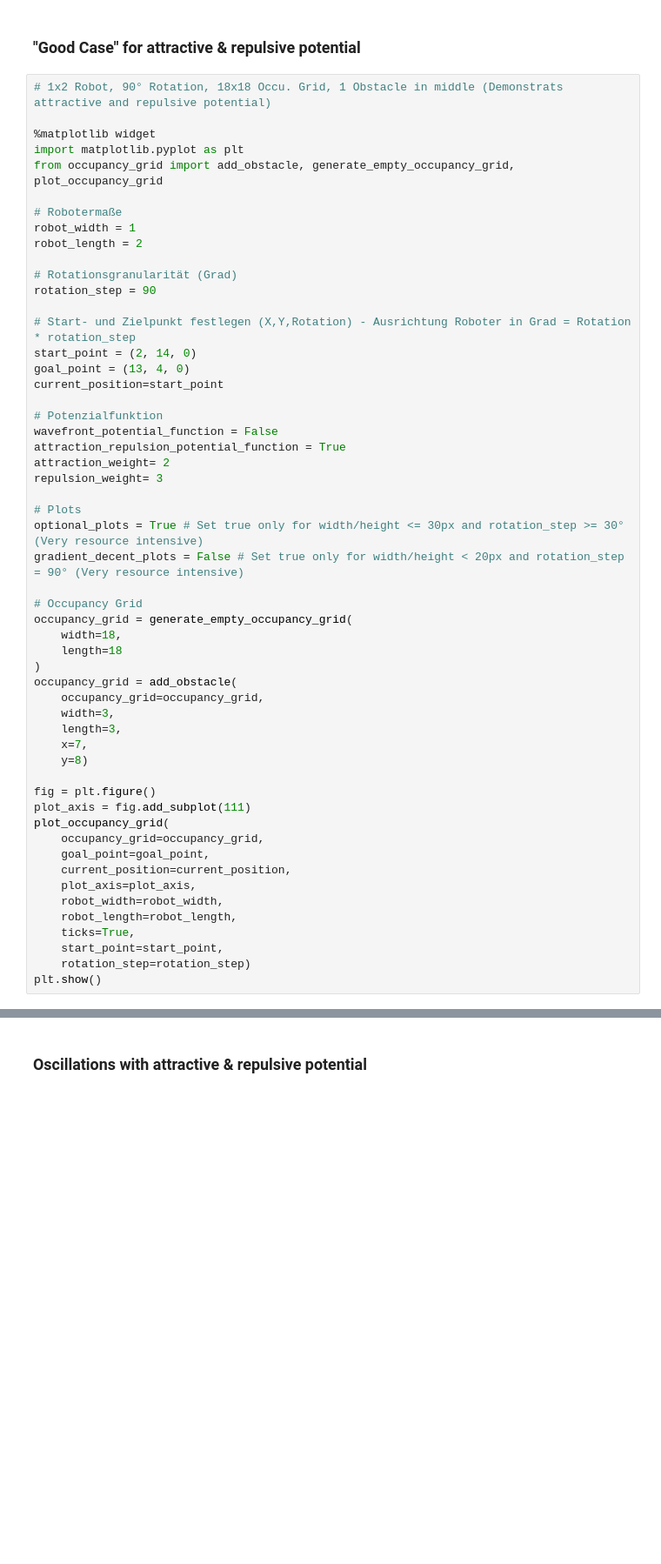
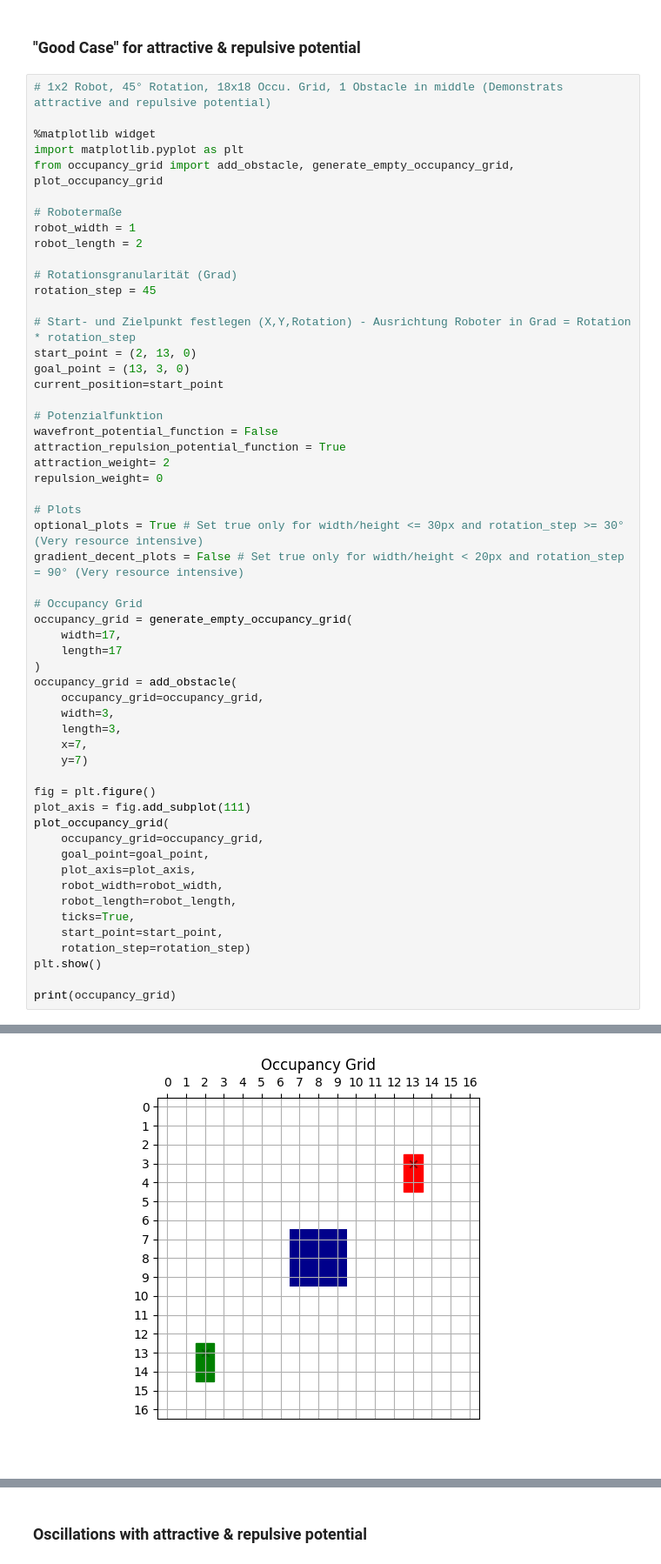
Before and after one commit to ca-schue/potential-field, a Jupyter notebook: robotic-potential-navigation.ipynb, the cells around one changed output, grey strips where cells are left out. Shown at 87% size. Saved outputs shown, nothing was run; the diff lists cells and outputs as text; blank space fills up the shorter version.

Commit message:
figures chapter 3

```diff
--- a/robotic-potential-navigation.ipynb
+++ b/robotic-potential-navigation.ipynb
@@ -3,7 +3,7 @@
 # %% [markdown]
 ### "Good Case" for attractive & repulsive potential
 # %%
-# 1x2 Robot, 90° Rotation, 18x18 Occu. Grid, 1 Obstacle in middle (Demonstrats attractive and repulsive potential)
+# 1x2 Robot, 45° Rotation, 18x18 Occu. Grid, 1 Obstacle in middle (Demonstrats attractive and repulsive potential)
 
 %matplotlib widget
 import matplotlib.pyplot as plt
@@ -14,18 +14,18 @@ robot_width = 1
 robot_length = 2
 
 # Rotationsgranularität (Grad)
-rotation_step = 90
+rotation_step = 45
 
 # Start- und Zielpunkt festlegen (X,Y,Rotation) - Ausrichtung Roboter in Grad = Rotation * rotation_step
-start_point = (2, 14, 0)
-goal_point = (13, 4, 0)
+start_point = (2, 13, 0)
+goal_point = (13, 3, 0)
 current_position=start_point
 
 # Potenzialfunktion
 wavefront_potential_function = False
 attraction_repulsion_potential_function = True
 attraction_weight= 2
-repulsion_weight= 3
+repulsion_weight= 0
 
 # Plots
 optional_plots = True # Set true only for width/height <= 30px and rotation_step >= 30° (Very resource intensive)
@@ -33,22 +33,21 @@ gradient_decent_plots = False # Set true only for width/height < 20px and rotati
 
 # Occupancy Grid
 occupancy_grid = generate_empty_occupancy_grid(
-    width=18,
-    length=18
+    width=17,
+    length=17
 )
 occupancy_grid = add_obstacle(
     occupancy_grid=occupancy_grid,
     width=3,
     length=3,
     x=7,
-    y=8)
+    y=7)
 
 fig = plt.figure()
 plot_axis = fig.add_subplot(111)
 plot_occupancy_grid(
     occupancy_grid=occupancy_grid,
     goal_point=goal_point,
-    current_position=current_position,
     plot_axis=plot_axis,
     robot_width=robot_width,
     robot_length=robot_length,
@@ -56,3 +55,6 @@ plot_occupancy_grid(
     start_point=start_point,
     rotation_step=rotation_step)
 plt.show()
+
+print(occupancy_grid)
+# %% [output]
@@ -58,0 +62 @@ plt.show()
+[figure, added]
```
Also changed, not shown: parts of 19 cells of this notebook, 38 other files.
